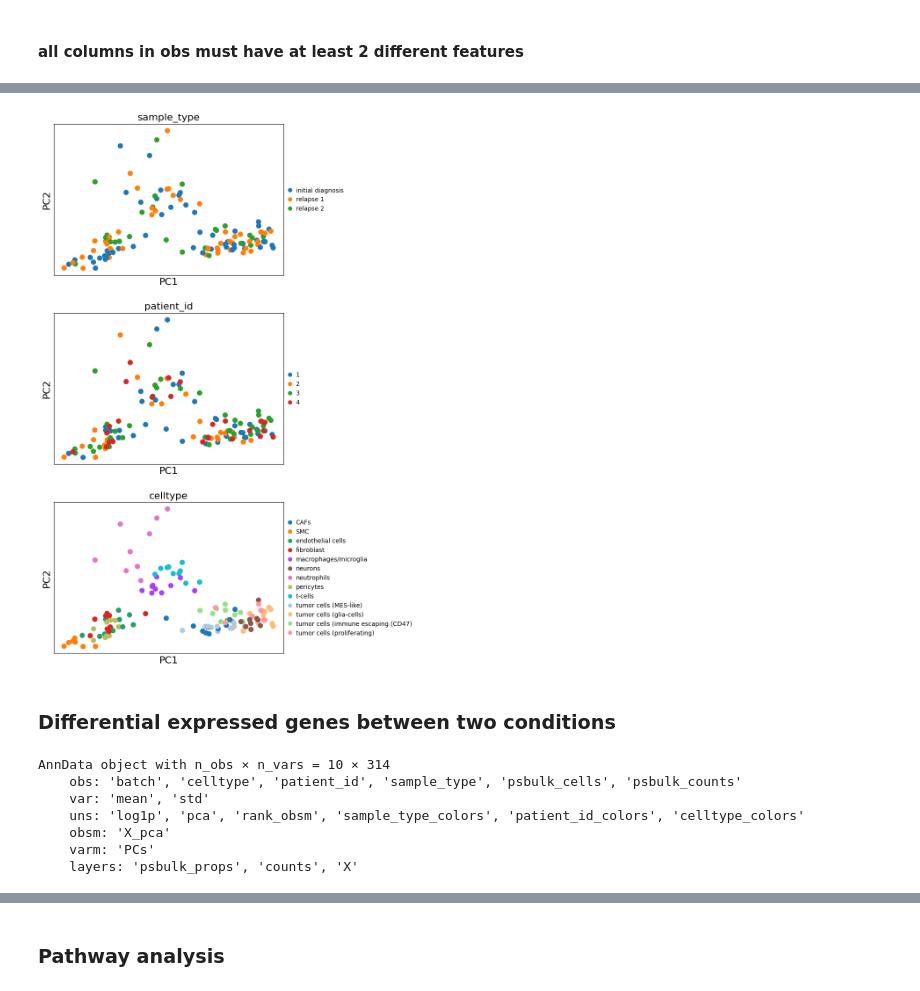
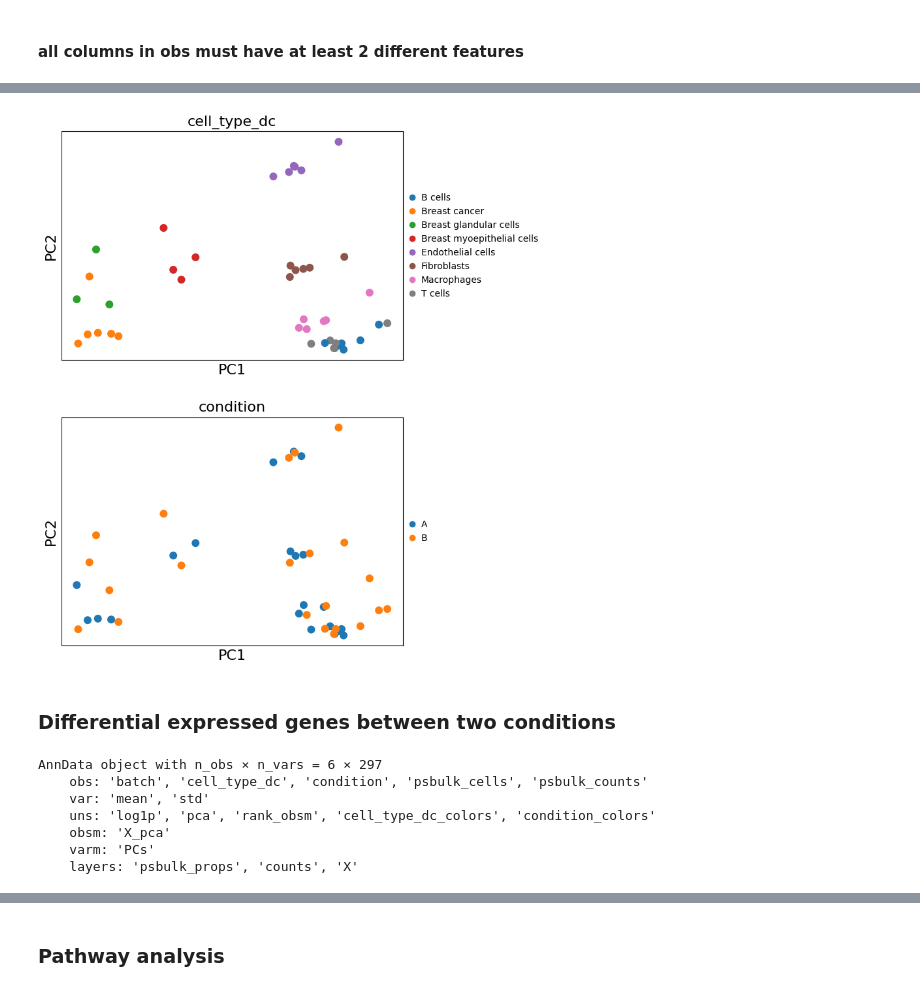
Before and after one commit to SpatialPathology/InSituPy, a Jupyter notebook: docs/source/tutorials/03_multisample_analysis/pseudobulk_tutorial.ipynb, the cells around one changed output, grey strips where cells are left out. Cells and saved outputs as stored; diff of their text form; code cells hidden in the pictures.

Commit message:
small changes in pseudobulk_tutorial

```diff
--- a/docs/source/tutorials/03_multisample_analysis/pseudobulk_tutorial.ipynb
+++ b/docs/source/tutorials/03_multisample_analysis/pseudobulk_tutorial.ipynb
@@ -16,0 +39,4 @@ exp.load_all()
+# %%
+exp = InSituExperiment.from_regions(
+    data=xd, region_key="TMA"
+)
@@ -31,0 +61,8 @@ InSituExperiment with 10 samples:
+# %%
+exp.data[0].cells['main'].matrix.obs['batch']= '97c409d3'
+exp.data[1].cells['main'].matrix.obs['batch']= 'a6acfb73'
+exp.data[2].cells['main'].matrix.obs['batch']= 'df87b9fb'
+
+exp.data[3].cells['main'].matrix.obs['batch']= '5dad4cdd'
+exp.data[4].cells['main'].matrix.obs['batch']= 'a8b24ec2'
+exp.data[5].cells['main'].matrix.obs['batch']= 'b19ca2f2'
@@ -31,0 +71,8 @@ InSituExperiment with 10 samples:
+# %%
+exp.data[0].cells['main'].matrix.obs['condition']= 'A'
+exp.data[1].cells['main'].matrix.obs['condition']= 'A'
+exp.data[2].cells['main'].matrix.obs['condition']= 'A'
+
+exp.data[3].cells['main'].matrix.obs['condition']= 'B'
+exp.data[4].cells['main'].matrix.obs['condition']= 'B'
+exp.data[5].cells['main'].matrix.obs['condition']= 'B'
@@ -48,3 +100,5 @@ pdata_without_neighborhood=concatenate_adatas_for_pseudobulk(pseudobulks,label='
+# %%
+pdata_without_neighborhood=generate_pseudobulk(exp=exp,cell_layer='main',raw_counts='counts',sample_col='batch',groups_col='cell_type_dc',calculate_neighbors=None)
 # %%
 pdata_without_neighborhood
 # %% [output]
@@ -135,23 +180,23 @@ dc.pl.obsm(adata=pdata_without_neighborhood, return_fig=True, nvar=5, titles=["P
 # %%
 sc.pl.pca(
     pdata_without_neighborhood,
-    color=["sample_type", "patient_id", "celltype"],
+    color=["cell_type_dc",'condition'],
     ncols=1,
     size=300,
     frameon=True,
 )
 # %% [output]
-[figure, old version]
+[figure, new version]
 # %% [markdown]
 ### Differential expressed genes between two conditions
 # %%
-endothelial_cells = pdata_without_neighborhood[pdata_without_neighborhood.obs["celltype"] == "endothelial cells"].copy()
+endothelial_cells = pdata_without_neighborhood[pdata_without_neighborhood.obs["cell_type_dc"] == "Endothelial cells"].copy()
 endothelial_cells
 # %% [output]
-AnnData object with n_obs × n_vars = 10 × 314
-    obs: 'batch', 'celltype', 'patient_id', 'sample_type', 'psbulk_cells', 'psbulk_counts'
+AnnData object with n_obs × n_vars = 6 × 297
+    obs: 'batch', 'cell_type_dc', 'condition', 'psbulk_cells', 'psbulk_counts'
     var: 'mean', 'std'
-    uns: 'log1p', 'pca', 'rank_obsm', 'sample_type_colors', 'patient_id_colors', 'celltype_colors'
+    uns: 'log1p', 'pca', 'rank_obsm', 'cell_type_dc_colors', 'condition_colors'
     obsm: 'X_pca'
     varm: 'PCs'
     layers: 'psbulk_props', 'counts', 'X'
```
Also changed, not shown: parts of 63 cells of this notebook, 2 other files.
